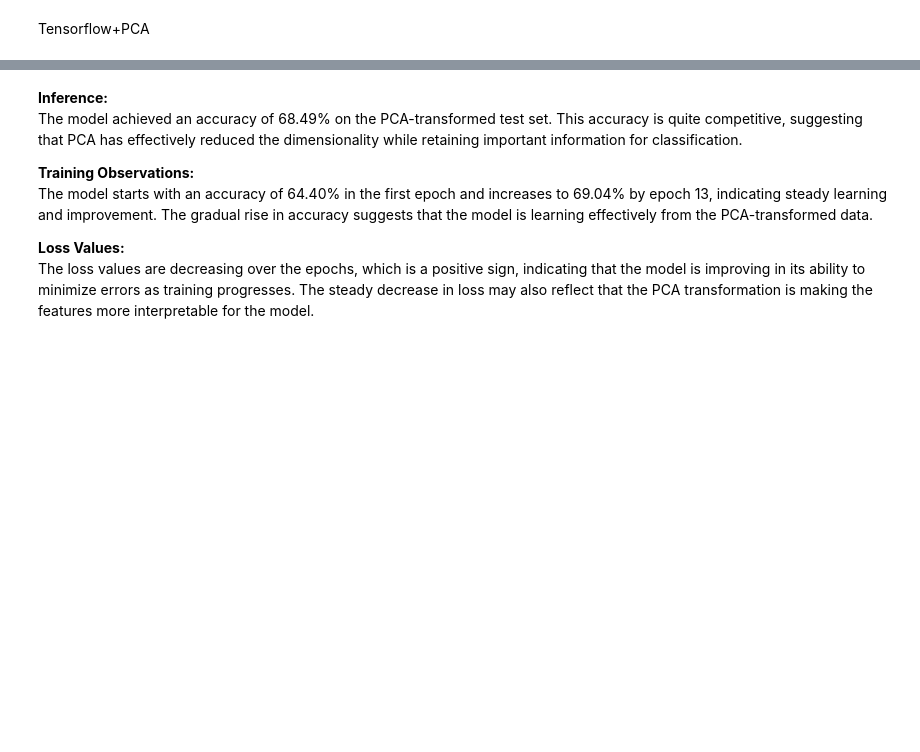
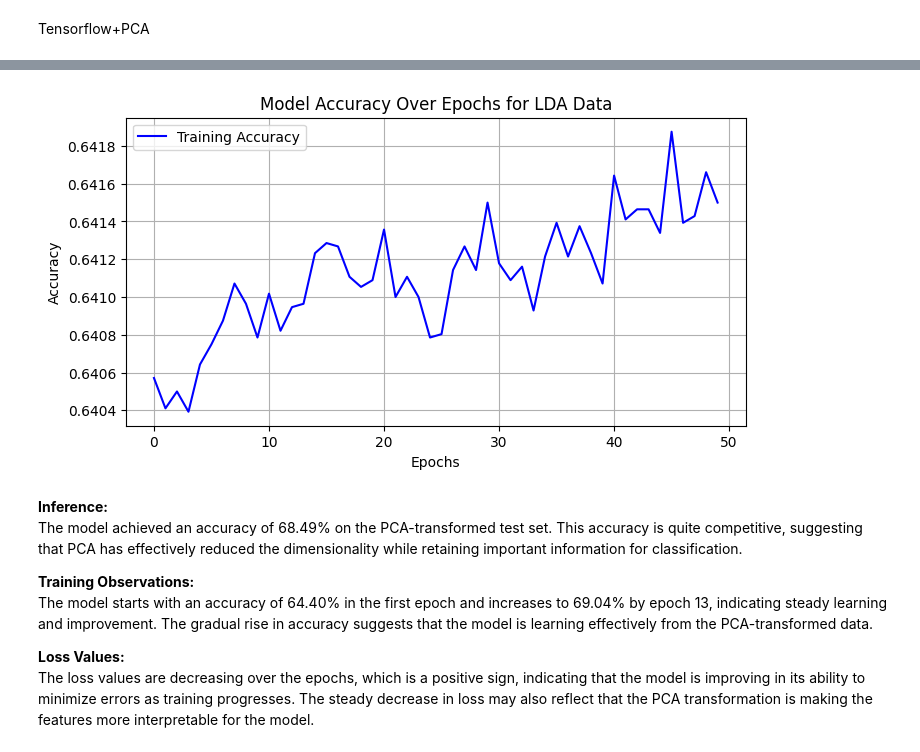
Before and after one commit to Dcode-7/CVD-Model, a Jupyter notebook: CVD_Model.ipynb, the cells around one changed output, grey strips where cells are left out. Cells and saved outputs as stored; diff of their text form; code cells hidden in the pictures; blank space fills up the shorter version.

```diff
--- a/CVD_Model.ipynb
+++ b/CVD_Model.ipynb
@@ -2146,6 +2146,9 @@ def create_model(input_dim):
 model_pca = create_model(input_dim=X_train_scaled_pca.shape[1])
 model_pca.fit(X_train_scaled_pca, y_train, epochs=50, batch_size=32, verbose=1)
 
+history_pca = model_pca.fit(X_train_scaled_pca, y_train, epochs=50, batch_size=32, verbose=0)
+
+
 # Evaluate the model on the test set
 loss, accuracy = model_pca.evaluate(X_test_scaled_pca, y_test, verbose=0)
 print(f"TensorFlow Model Accuracy on PCA-transformed Test Set: {accuracy:.4f}")
@@ -2176,3 +2179,14 @@ Accuracy from Predictions on PCA Data: 0.6849
+# %%
+plt.figure(figsize=(8, 4))
+plt.plot(history_pca.history['accuracy'], label='Training Accuracy', color='blue')
+plt.title('Model Accuracy Over Epochs for LDA Data')
+plt.xlabel('Epochs')
+plt.ylabel('Accuracy')
+plt.legend()
+plt.grid()
+plt.show()
+# %% [output]
+[figure, added]
 # %% [markdown]
 **Inference:**<br>
 The model achieved an accuracy of 68.49% on the PCA-transformed test set. This accuracy is quite competitive, suggesting that PCA has effectively reduced the dimensionality while retaining important information for classification.<br>
```
Also changed, not shown: parts of 1 cell of this notebook.
